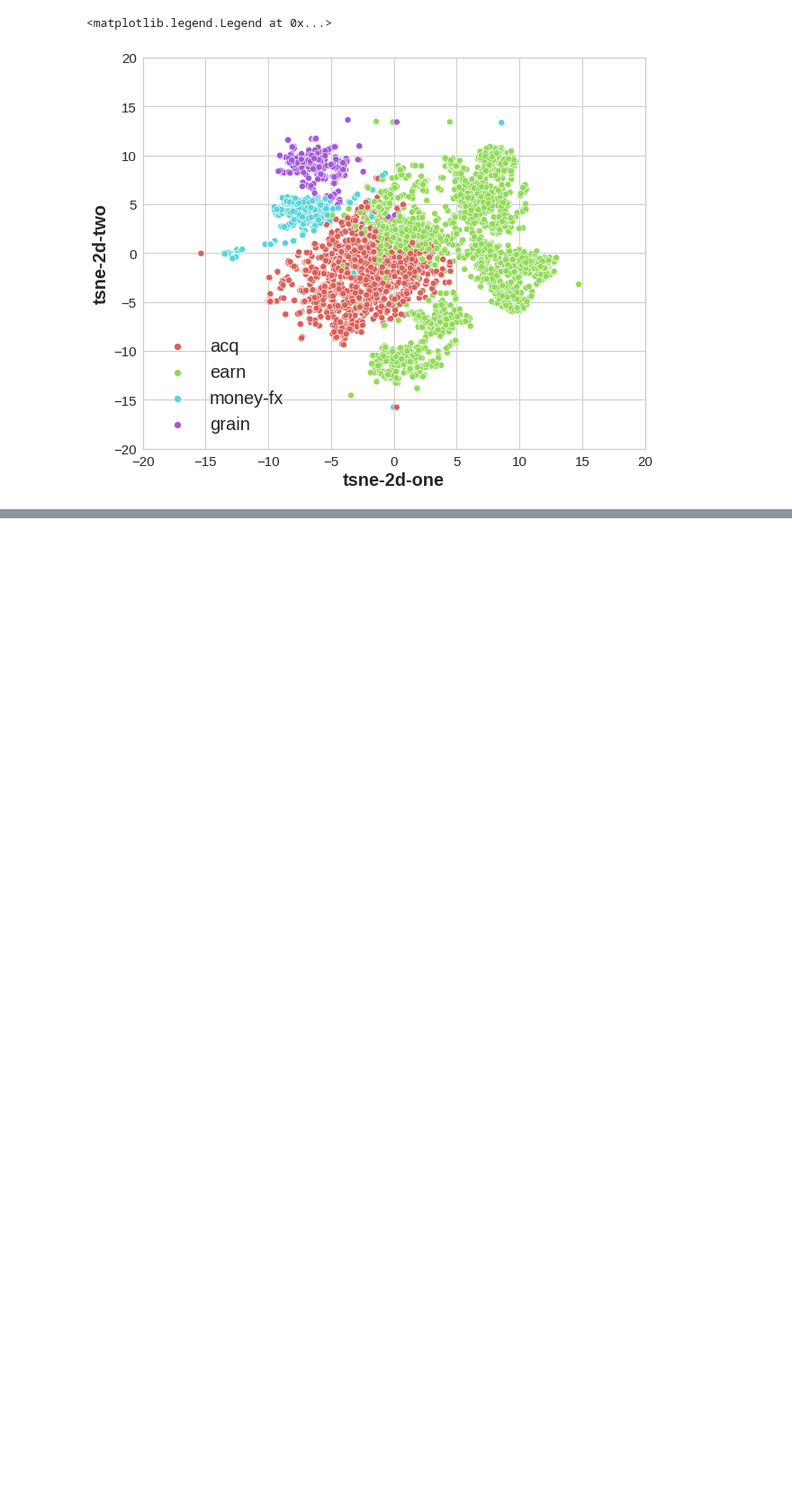
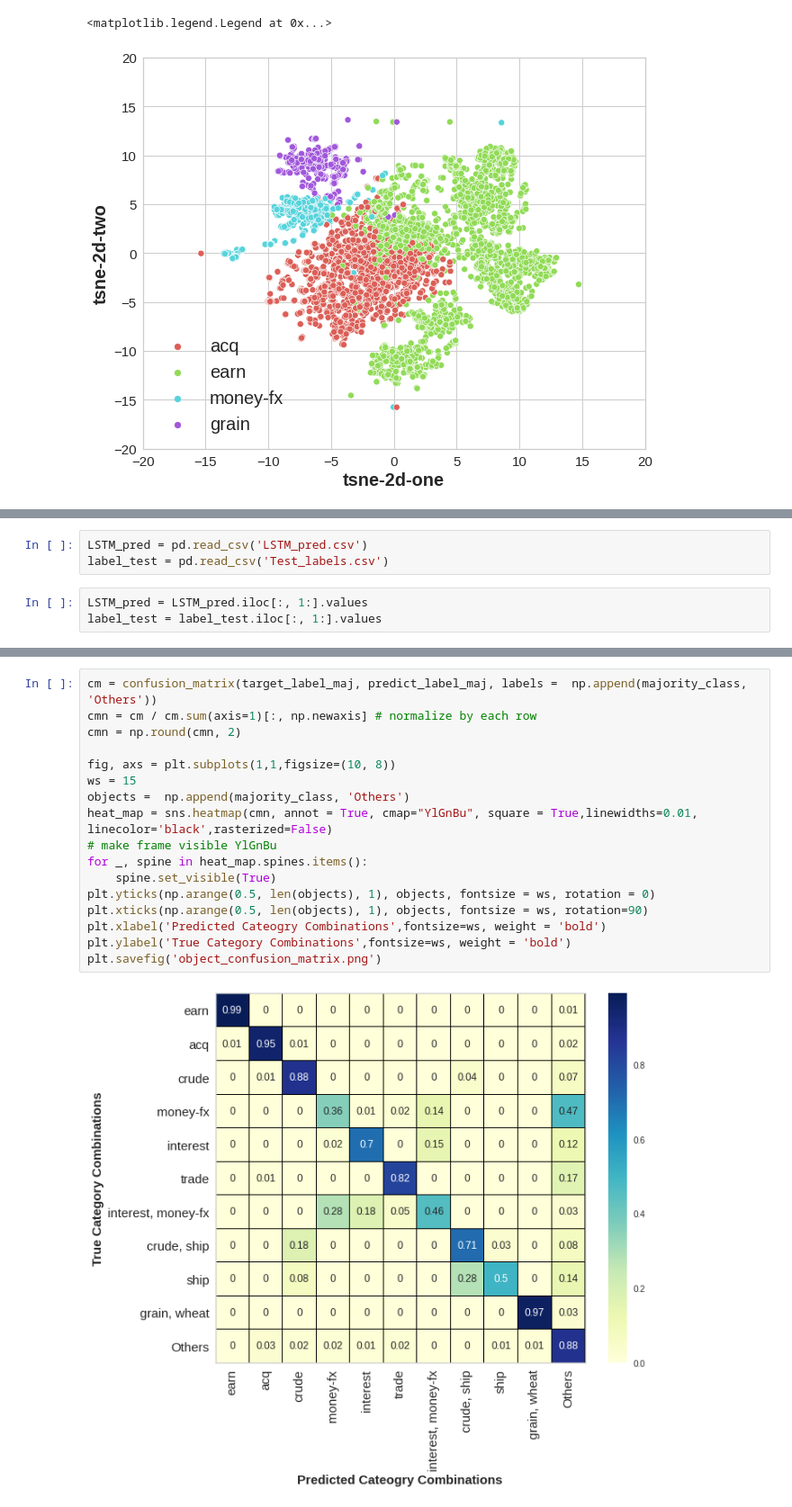
Before and after one commit to leilin-research/reuters, a Jupyter notebook: Reuters_DataVisualization.ipynb, the cells around one changed output, grey strips where cells are left out. Shown at 90% size. Saved outputs shown, nothing was run; the diff lists cells and outputs as text; blank space fills up the shorter version.

Commit message:
visualize confusion matrix of best LSTM model

```diff
--- a/Reuters_DataVisualization.ipynb
+++ b/Reuters_DataVisualization.ipynb
@@ -779,0 +424,6 @@ seq.split(" ")
+# %%
+LSTM_pred = pd.read_csv('LSTM_pred.csv')
+label_test = pd.read_csv('Test_labels.csv')
+# %%
+LSTM_pred = LSTM_pred.iloc[:, 1:].values
+label_test = label_test.iloc[:, 1:].values
@@ -779,0 +532,19 @@ seq.split(" ")
+# %%
+cm = confusion_matrix(target_label_maj, predict_label_maj, labels =  np.append(majority_class, 'Others'))
+cmn = cm / cm.sum(axis=1)[:, np.newaxis] # normalize by each row
+cmn = np.round(cmn, 2)
+
+fig, axs = plt.subplots(1,1,figsize=(10, 8))
+ws = 15
+objects =  np.append(majority_class, 'Others')
+heat_map = sns.heatmap(cmn, annot = True, cmap="YlGnBu", square = True,linewidths=0.01, linecolor='black',rasterized=False)
+# make frame visible YlGnBu
+for _, spine in heat_map.spines.items():
+    spine.set_visible(True)
+plt.yticks(np.arange(0.5, len(objects), 1), objects, fontsize = ws, rotation = 0)
+plt.xticks(np.arange(0.5, len(objects), 1), objects, fontsize = ws, rotation=90)
+plt.xlabel('Predicted Cateogry Combinations',fontsize=ws, weight = 'bold')
+plt.ylabel('True Category Combinations',fontsize=ws, weight = 'bold')
+plt.savefig('object_confusion_matrix.png')
+# %% [output]
+[figure, added]
```
Also changed, not shown: parts of 34 cells of this notebook, 4 other files.
